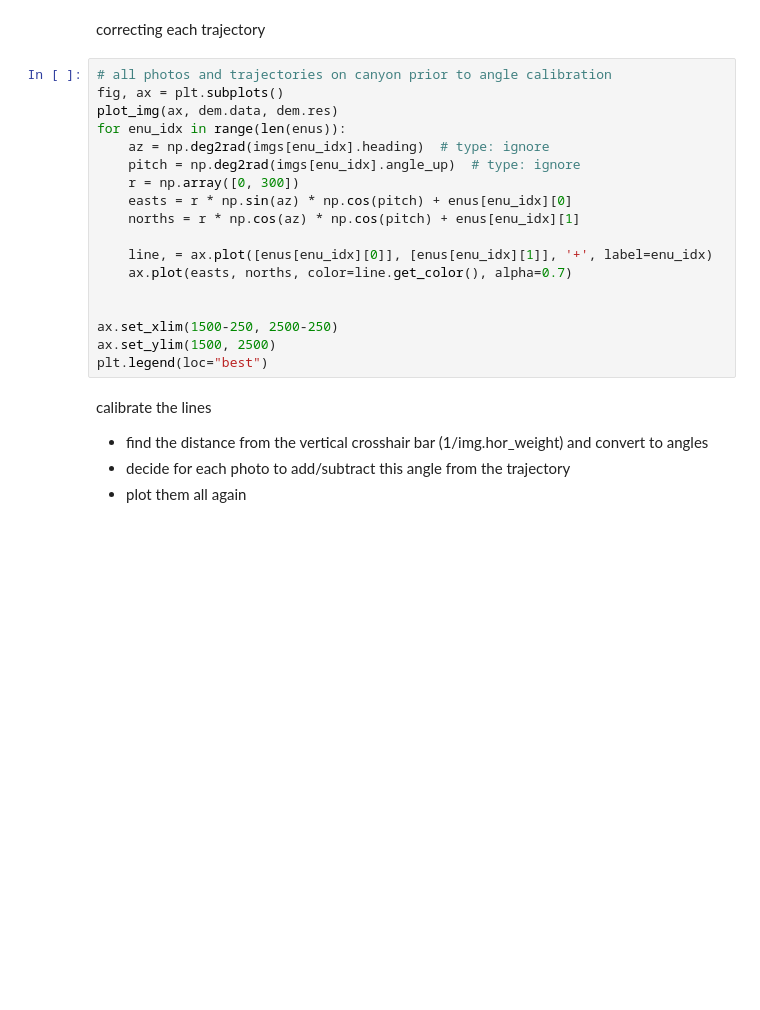
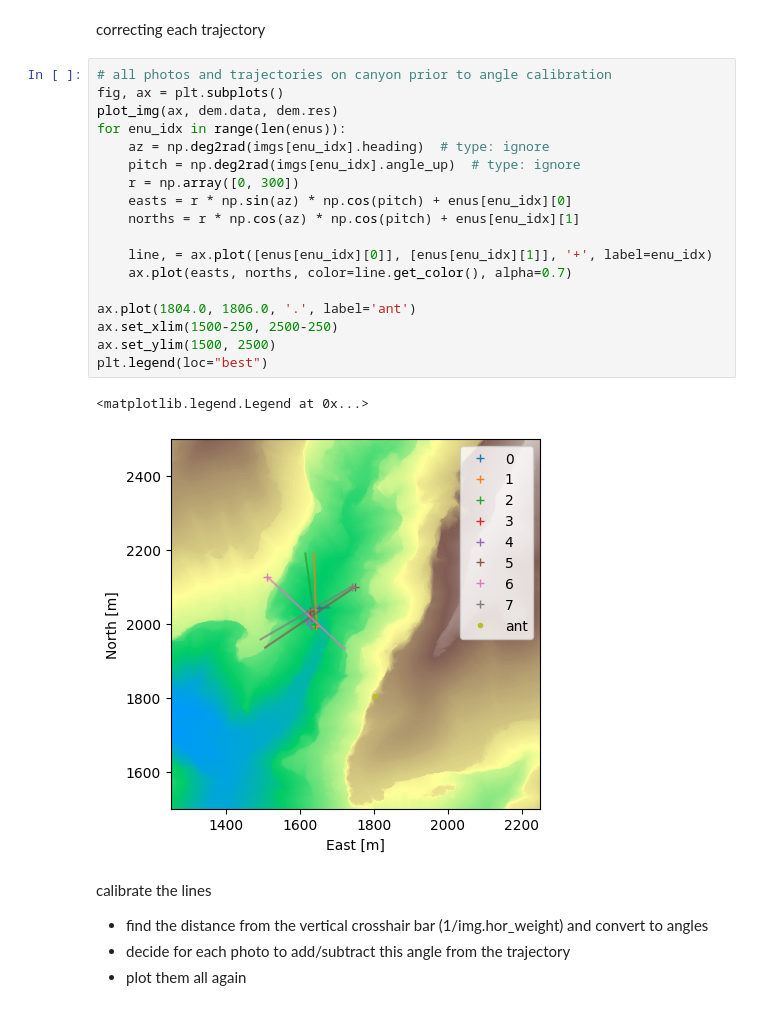
Before and after one commit to KomalKaur0/eigsep_hrzn_mapping, a Jupyter notebook: notebooks/horizon.ipynb, the cells around one changed output. Drawn from its saved outputs; the diff is of its cells as text; blank space fills up the shorter version.

```diff
--- a/notebooks/horizon.ipynb
+++ b/notebooks/horizon.ipynb
@@ -220,21 +222,24 @@ correcting each trajectory
 # %%
 # all photos and trajectories on canyon prior to angle calibration
 fig, ax = plt.subplots()
 plot_img(ax, dem.data, dem.res)
 for enu_idx in range(len(enus)):
     az = np.deg2rad(imgs[enu_idx].heading)  # type: ignore
     pitch = np.deg2rad(imgs[enu_idx].angle_up)  # type: ignore
     r = np.array([0, 300])
     easts = r * np.sin(az) * np.cos(pitch) + enus[enu_idx][0]
     norths = r * np.cos(az) * np.cos(pitch) + enus[enu_idx][1]
 
     line, = ax.plot([enus[enu_idx][0]], [enus[enu_idx][1]], '+', label=enu_idx)
     ax.plot(easts, norths, color=line.get_color(), alpha=0.7)
 
-
+ax.plot(1804.0, 1806.0, '.', label='ant')
 ax.set_xlim(1500-250, 2500-250)
 ax.set_ylim(1500, 2500)
 plt.legend(loc="best")
+# %% [output]
+<matplotlib.legend.Legend at 0x...>
+[figure, added]
 # %% [markdown]
 calibrate the lines
 - find the distance from the vertical crosshair bar (1/img.hor_weight) and convert to angles
```
Also changed, not shown: parts of 9 cells of this notebook, 1 other file.
